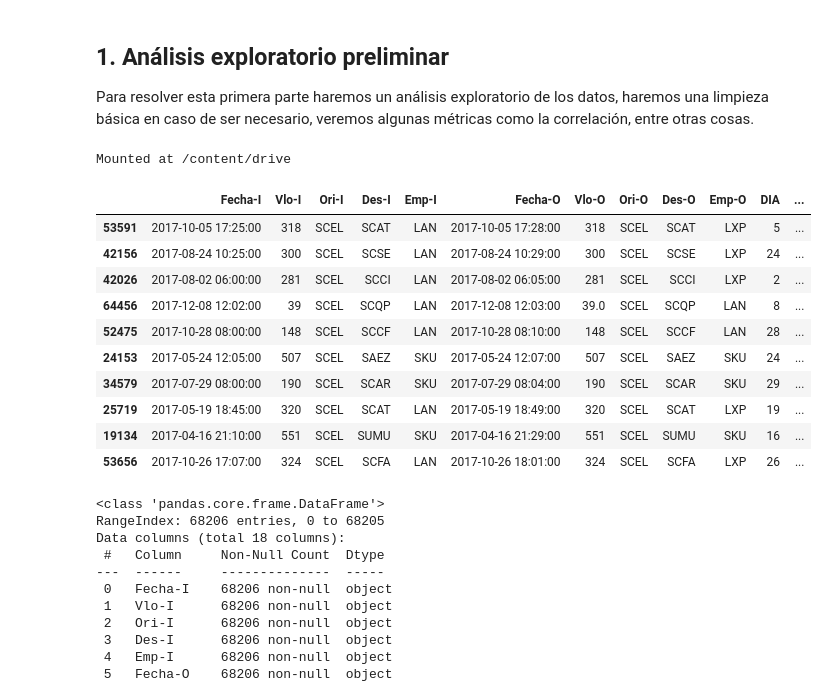
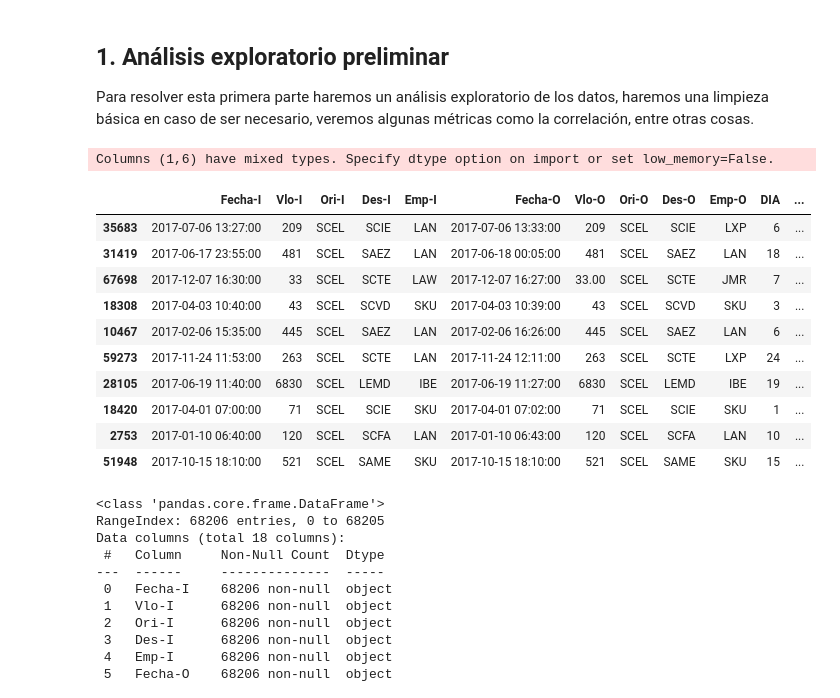
Before and after one commit to miguel-mf/challenge_ds_neuralworks, a Jupyter notebook: Challenge_Vuelos.ipynb, the cells around one changed output. Drawn from its saved outputs; the diff is of its cells as text; code cells hidden in the pictures.

```diff
--- a/Challenge_Vuelos.ipynb
+++ b/Challenge_Vuelos.ipynb
@@ -38,25 +20,24 @@ import numpy as np
 Para resolver esta primera parte haremos un análisis exploratorio de los datos, haremos una limpieza básica en caso de ser necesario, veremos algunas métricas como la correlación, entre otras cosas.
 # %%
 #Montamos el drive
-drive.mount('/content/drive')
+#drive.mount('/content/drive')
-# %% [output]
-Mounted at /content/drive
 # %%
 #Cargamos y revisamos el dataset
-df = pd.read_csv('/content/drive/MyDrive/Challenge DS NW/dataset_SCL.csv')
+df = pd.read_csv('dataset_SCL.csv')
 df.sample(10)
 # %% [output]
+Columns (1,6) have mixed types. Specify dtype option on import or set low_memory=False.
 |  | Fecha-I | Vlo-I | Ori-I | Des-I | Emp-I | Fecha-O | Vlo-O | Ori-O | Des-O | Emp-O | DIA | ... |
-| 53591 | 2017-10-05 17:25:00 | 318 | SCEL | SCAT | LAN | 2017-10-05 17:28:00 | 318 | SCEL | SCAT | LXP | 5 | ... |
-| 42156 | 2017-08-24 10:25:00 | 300 | SCEL | SCSE | LAN | 2017-08-24 10:29:00 | 300 | SCEL | SCSE | LXP | 24 | ... |
-| 42026 | 2017-08-02 06:00:00 | 281 | SCEL | SCCI | LAN | 2017-08-02 06:05:00 | 281 | SCEL | SCCI | LXP | 2 | ... |
-| 64456 | 2017-12-08 12:02:00 | 39 | SCEL | SCQP | LAN | 2017-12-08 12:03:00 | 39.0 | SCEL | SCQP | LAN | 8 | ... |
-| 52475 | 2017-10-28 08:00:00 | 148 | SCEL | SCCF | LAN | 2017-10-28 08:10:00 | 148 | SCEL | SCCF | LAN | 28 | ... |
-| 24153 | 2017-05-24 12:05:00 | 507 | SCEL | SAEZ | SKU | 2017-05-24 12:07:00 | 507 | SCEL | SAEZ | SKU | 24 | ... |
-| 34579 | 2017-07-29 08:00:00 | 190 | SCEL | SCAR | SKU | 2017-07-29 08:04:00 | 190 | SCEL | SCAR | SKU | 29 | ... |
-| 25719 | 2017-05-19 18:45:00 | 320 | SCEL | SCAT | LAN | 2017-05-19 18:49:00 | 320 | SCEL | SCAT | LXP | 19 | ... |
-| 19134 | 2017-04-16 21:10:00 | 551 | SCEL | SUMU | SKU | 2017-04-16 21:29:00 | 551 | SCEL | SUMU | SKU | 16 | ... |
-| 53656 | 2017-10-26 17:07:00 | 324 | SCEL | SCFA | LAN | 2017-10-26 18:01:00 | 324 | SCEL | SCFA | LXP | 26 | ... |
+| 35683 | 2017-07-06 13:27:00 | 209 | SCEL | SCIE | LAN | 2017-07-06 13:33:00 | 209 | SCEL | SCIE | LXP | 6 | ... |
+| 31419 | 2017-06-17 23:55:00 | 481 | SCEL | SAEZ | LAN | 2017-06-18 00:05:00 | 481 | SCEL | SAEZ | LAN | 18 | ... |
+| 67698 | 2017-12-07 16:30:00 | 33 | SCEL | SCTE | LAW | 2017-12-07 16:27:00 | 33.00 | SCEL | SCTE | JMR | 7 | ... |
+| 18308 | 2017-04-03 10:40:00 | 43 | SCEL | SCVD | SKU | 2017-04-03 10:39:00 | 43 | SCEL | SCVD | SKU | 3 | ... |
+| 10467 | 2017-02-06 15:35:00 | 445 | SCEL | SAEZ | LAN | 2017-02-06 16:26:00 | 445 | SCEL | SAEZ | LAN | 6 | ... |
+| 59273 | 2017-11-24 11:53:00 | 263 | SCEL | SCTE | LAN | 2017-11-24 12:11:00 | 263 | SCEL | SCTE | LXP | 24 | ... |
+| 28105 | 2017-06-19 11:40:00 | 6830 | SCEL | LEMD | IBE | 2017-06-19 11:27:00 | 6830 | SCEL | LEMD | IBE | 19 | ... |
+| 18420 | 2017-04-01 07:00:00 | 71 | SCEL | SCIE | SKU | 2017-04-01 07:02:00 | 71 | SCEL | SCIE | SKU | 1 | ... |
+| 2753 | 2017-01-10 06:40:00 | 120 | SCEL | SCFA | LAN | 2017-01-10 06:43:00 | 120 | SCEL | SCFA | LAN | 10 | ... |
+| 51948 | 2017-10-15 18:10:00 | 521 | SCEL | SAME | SKU | 2017-10-15 18:10:00 | 521 | SCEL | SAME | SKU | 15 | ... |
 # %%
 # Ocupamos info para ver los datos no-nulos y los tipos de cada variable
 df.info()
```
Also changed, not shown: parts of 25 cells of this notebook.
